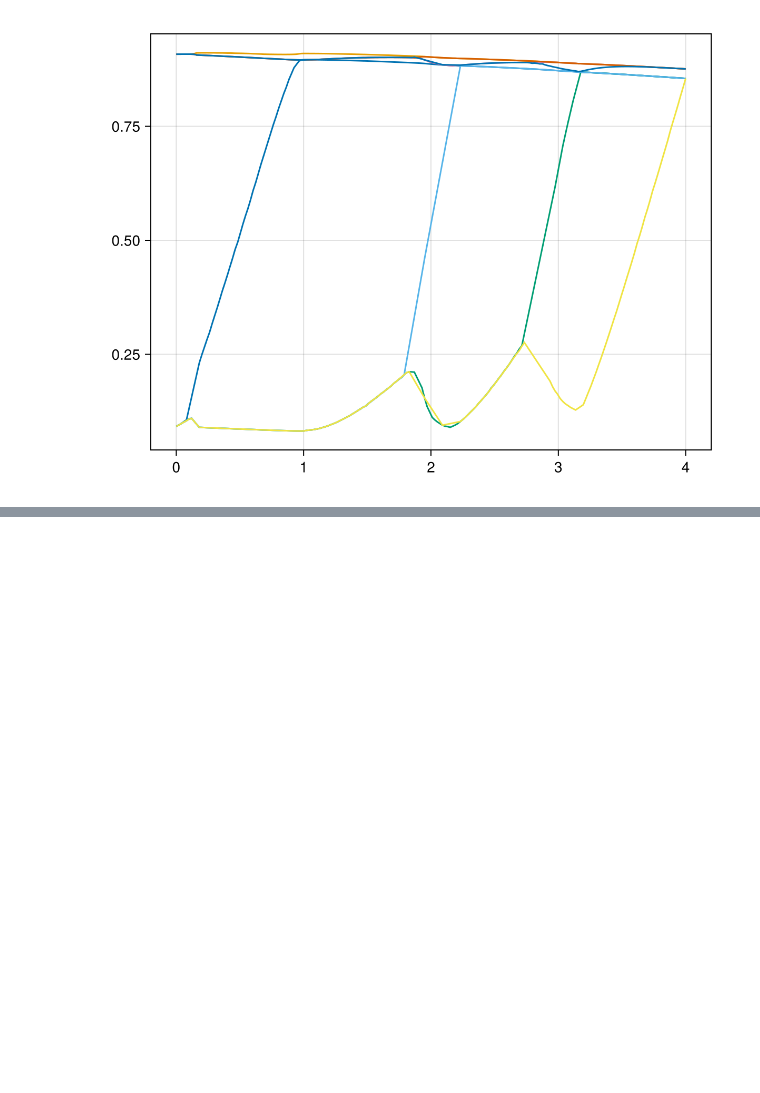
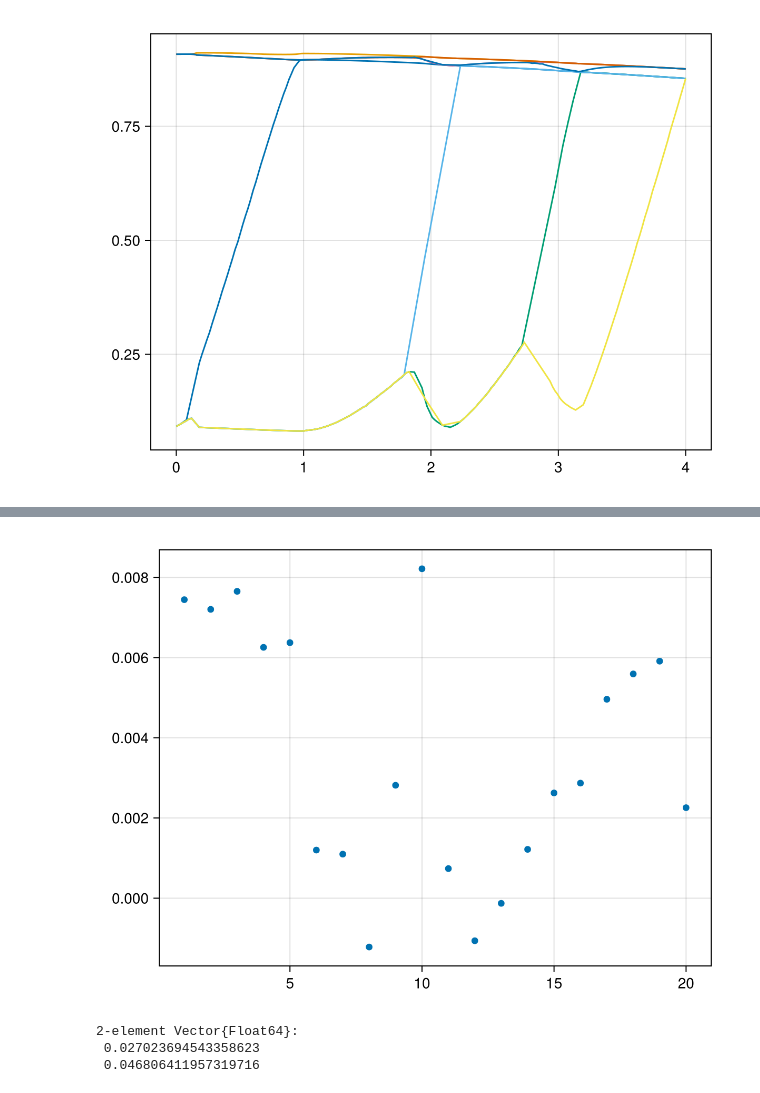
Before and after one commit to fernandopenaranda/LMC, a Jupyter notebook: src/Paper/Figure_TBG.ipynb, the cells around one changed output, grey strips where cells are left out. Saved outputs shown, nothing was run; the diff lists cells and outputs as text; code cells hidden in the pictures; blank space fills up the shorter version.

```diff
--- a/src/Paper/Figure_TBG.ipynb
+++ b/src/Paper/Figure_TBG.ipynb
@@ -154,3 +121,6 @@ progress: 0.9 |  val: 0.004263099768447379
 progress: 1.0 |  val: -0.006724570707088454
 1253.827796 seconds (186.87 M allocations: 950.333 GiB, 5.88% gc time, 0.00% compilation time: 100% of which was recompilation)
 ([0.0, 0.020100502512562814, 0.04020100502512563, 0.06030150753768844, 0.08040201005025126, 0.10050251256281408, 0.12060301507537688, 0.1407035175879397, 0.16080402010050251, 0.18090452261306533  …  3 ...
+# %%
+ns, mcqah = mc_sweep(:x, :x, :x, pimported, simportedqah;
+    T = 1, τ = 200, evals = 10, Ω_contr = true, omm_contr = true, fermi_surface = false)
@@ -297,0 +431,16 @@ fig
+# %%
+fig = Figure()
+ax = Axis(fig[1,1])
+scatter!(ax,  [m for m in mcqah])
+fig
+# %% [output]
+[figure, added]
+# %%
+p = pimported
+M, xmin, xmax = LMC.int_boundaries(p)
+xbounds = [0, xmin[2]]
+ybounds = [xmax[1]/2, xmax[2]]
+# %% [output]
+2-element Vector{Float64}:
+ 0.027023694543358623
+ 0.046806411957319716
```
Also changed, not shown: parts of 27 cells of this notebook, 36 other files.
